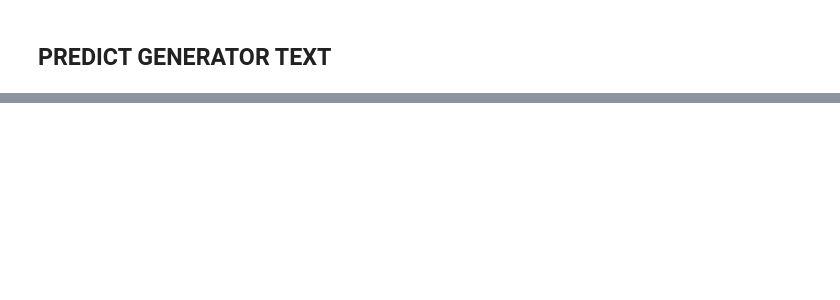
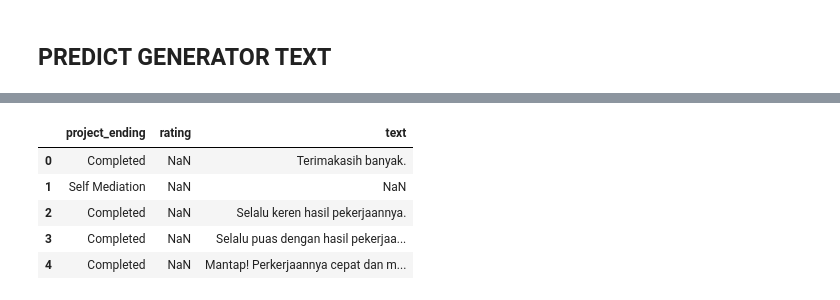
Before and after one commit to EstiAsmareta/dataset-sentimen-analisis, a Jupyter notebook: RNN_NLP_CATEGORICAL_SENTIMEN_ANALYSIS.ipynb, the cells around one changed output, grey strips where cells are left out. Saved outputs shown, nothing was run; the diff lists cells and outputs as text; code cells hidden in the pictures; blank space fills up the shorter version.

```diff
--- a/RNN_NLP_CATEGORICAL_SENTIMEN_ANALYSIS.ipynb
+++ b/RNN_NLP_CATEGORICAL_SENTIMEN_ANALYSIS.ipynb
@@ -527,4 +529,14 @@ else:
 Sentimen: Positif
+# %%
+df = pd.read_csv('comments.csv')
+df.head()
+# %% [output]
+|  | project_ending | rating | text |
+| 0 | Completed | NaN | Terimakasih banyak. |
+| 1 | Self Mediation | NaN | NaN |
+| 2 | Completed | NaN | Selalu keren hasil pekerjaannya. |
+| 3 | Completed | NaN | Selalu puas dengan hasil pekerjaa... |
+| 4 | Completed | NaN | Mantap! Perkerjaannya cepat dan m... |
 # %%
 # Function to preprocess sentence
 def preprocess_sentence(sentence):
```
Also changed, not shown: parts of 29 cells of this notebook.
